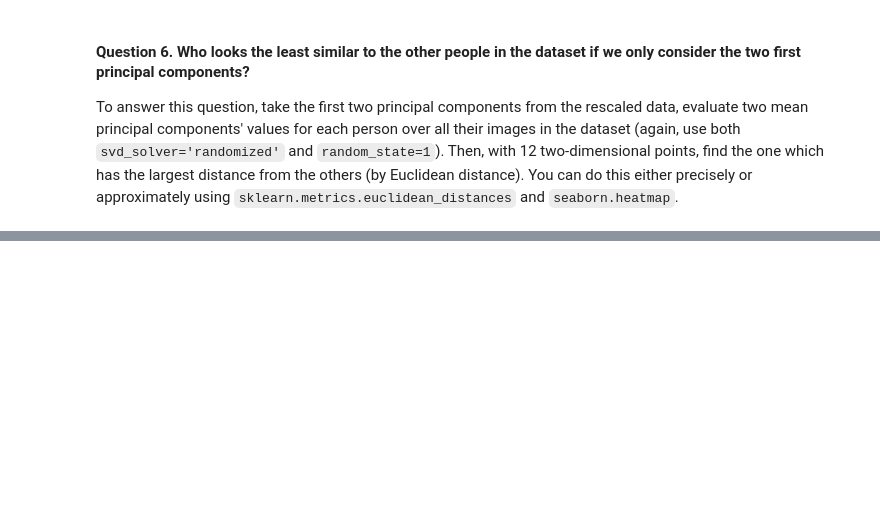
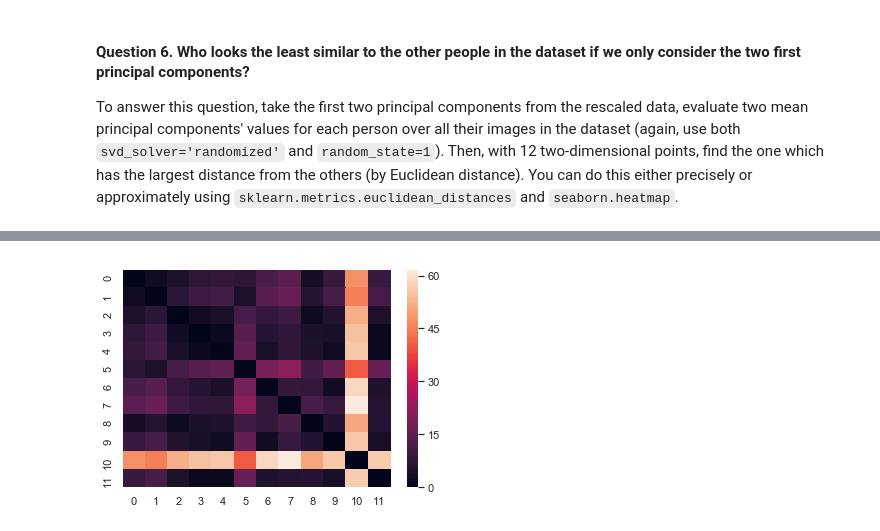
Before and after one commit to AndrewTrefilov/my-journey-to-ml-starts-here, a Jupyter notebook: Assignment#7.ipynb, the cells around one changed output, grey strips where cells are left out. Drawn from its saved outputs; the diff is of its cells as text; code cells hidden in the pictures; blank space fills up the shorter version.

```diff
--- a/Assignment#7.ipynb
+++ b/Assignment#7.ipynb
@@ -294,0 +262,13 @@ ValueError: cannot reshape array of size 1850 into shape (8,8)
+# %%
+scaler = StandardScaler()
+X_scaled = scaler.fit_transform(lfw_people.data)
+pca = PCA(n_components=2, svd_solver='randomized', random_state=1)
+X_reduced = pca.fit_transform(X_scaled)
+# %%
+data = pd.DataFrame(X_reduced)
+data['target'] = pd.Series(lfw_people.target)
+data_gb = data.groupby('target').mean()
+# %%
+sns.heatmap(euclidean_distances(data_gb));
+# %% [output]
+[figure, added]
```
Also changed, not shown: parts of 24 cells of this notebook.
